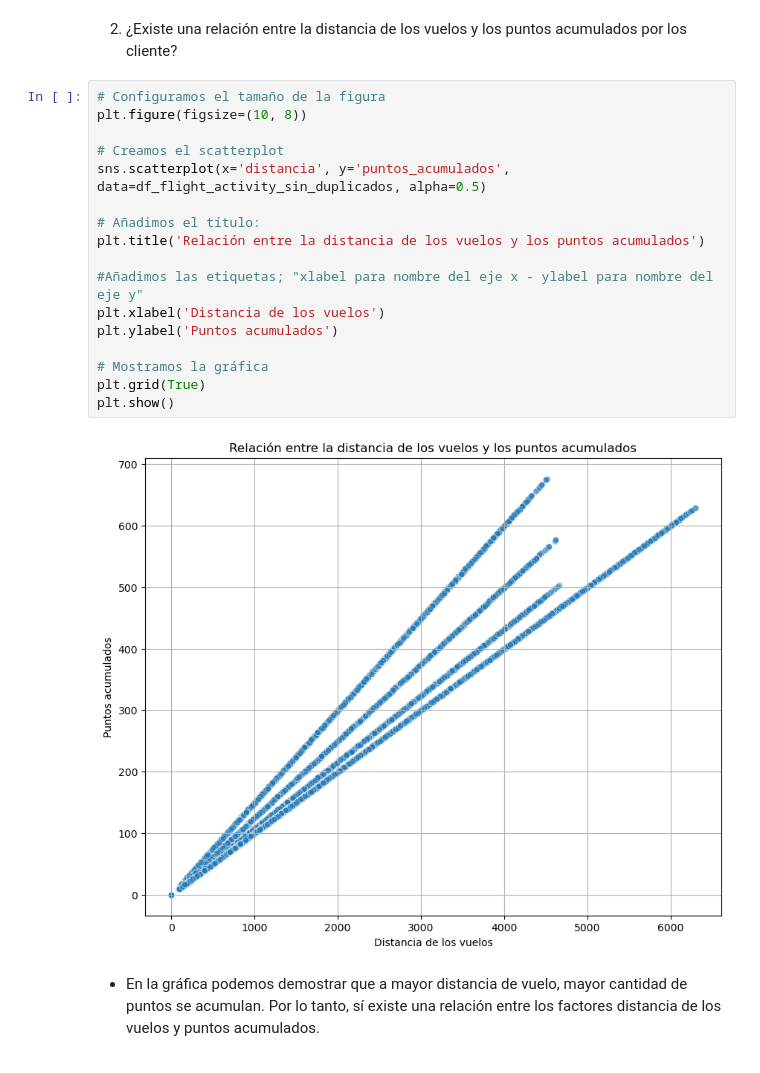
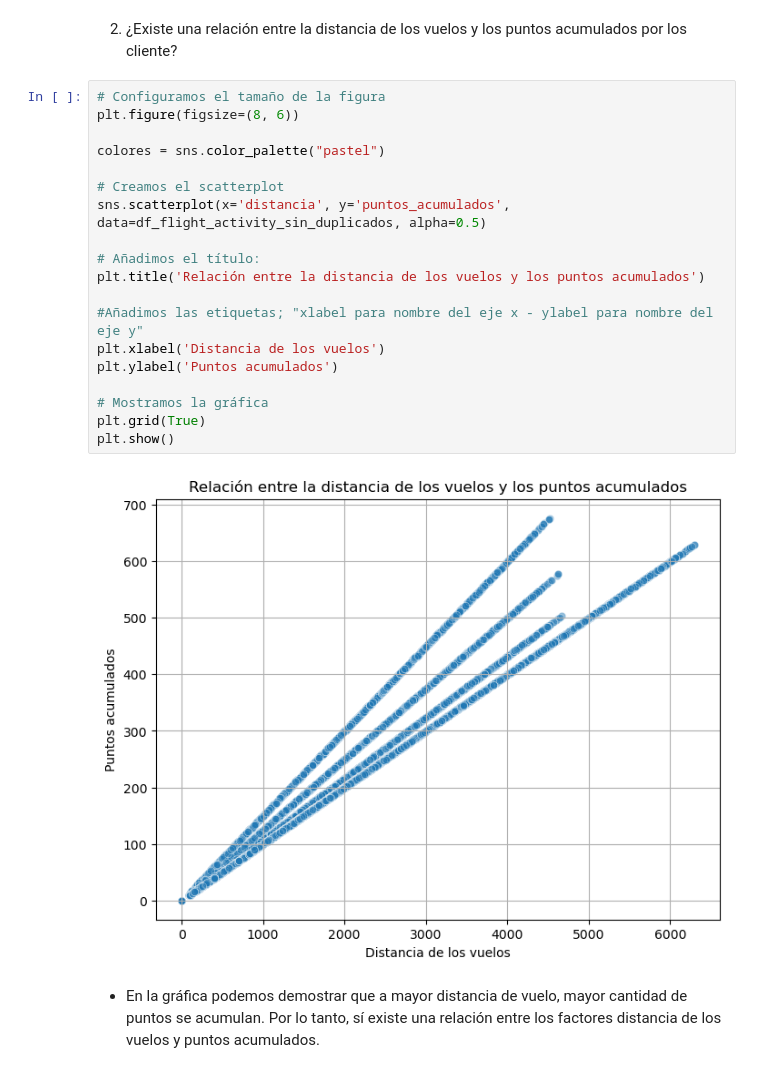
Before and after one commit to Adalab/bda-modulo-3-evaluacion-final-Lolamarba, a Jupyter notebook: FASE_2_Visualización.ipynb, the cells around one changed output. Saved outputs shown, nothing was run; the diff lists cells and outputs as text.

```diff
--- a/FASE_2_Visualización.ipynb
+++ b/FASE_2_Visualización.ipynb
@@ -122,23 +132,25 @@ plt.show()
 2. ¿Existe una relación entre la distancia de los vuelos y los puntos acumulados por los cliente?
 # %%
 # Configuramos el tamaño de la figura
-plt.figure(figsize=(10, 8))
+plt.figure(figsize=(8, 6))
+
+colores = sns.color_palette("pastel")
 
 # Creamos el scatterplot
 sns.scatterplot(x='distancia', y='puntos_acumulados', data=df_flight_activity_sin_duplicados, alpha=0.5)
 
 # Añadimos el título:
 plt.title('Relación entre la distancia de los vuelos y los puntos acumulados')
 
 #Añadimos las etiquetas; "xlabel para nombre del eje x - ylabel para nombre del eje y"
 plt.xlabel('Distancia de los vuelos')
 plt.ylabel('Puntos acumulados')
 
 # Mostramos la gráfica
 plt.grid(True)
 plt.show()
 # %% [output]
-[figure, old version]
+[figure, new version]
 # %% [markdown]
 - En la gráfica podemos demostrar que a mayor distancia de vuelo, mayor cantidad de puntos se acumulan. Por lo tanto, sí existe una relación entre los factores distancia de los vuelos y puntos acumulados.
 # %% [markdown]
```
Also changed, not shown: parts of 2 cells of this notebook.
